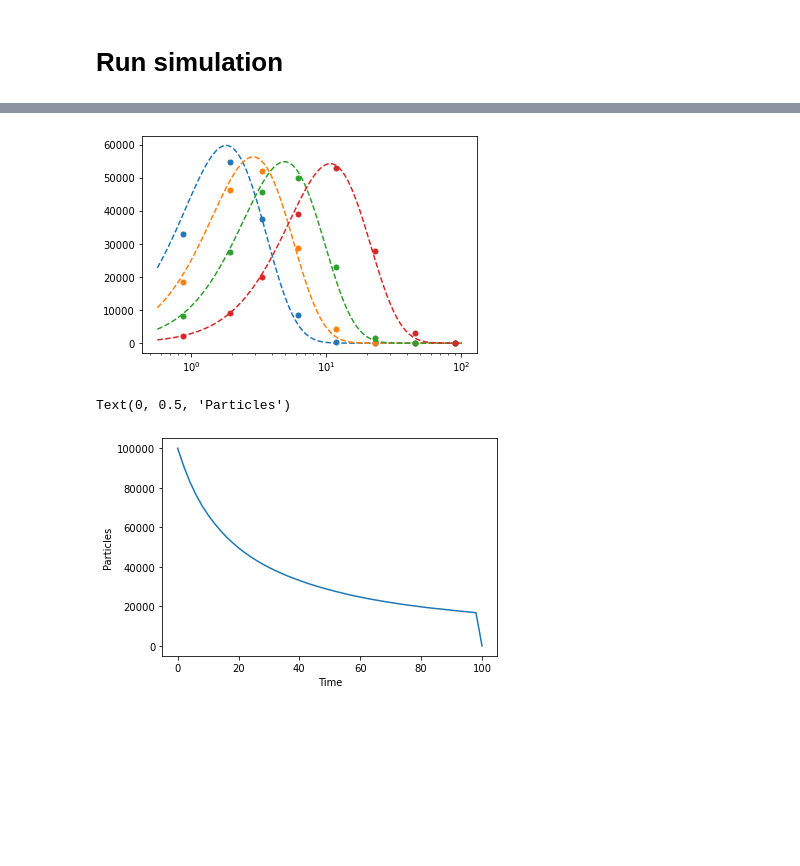
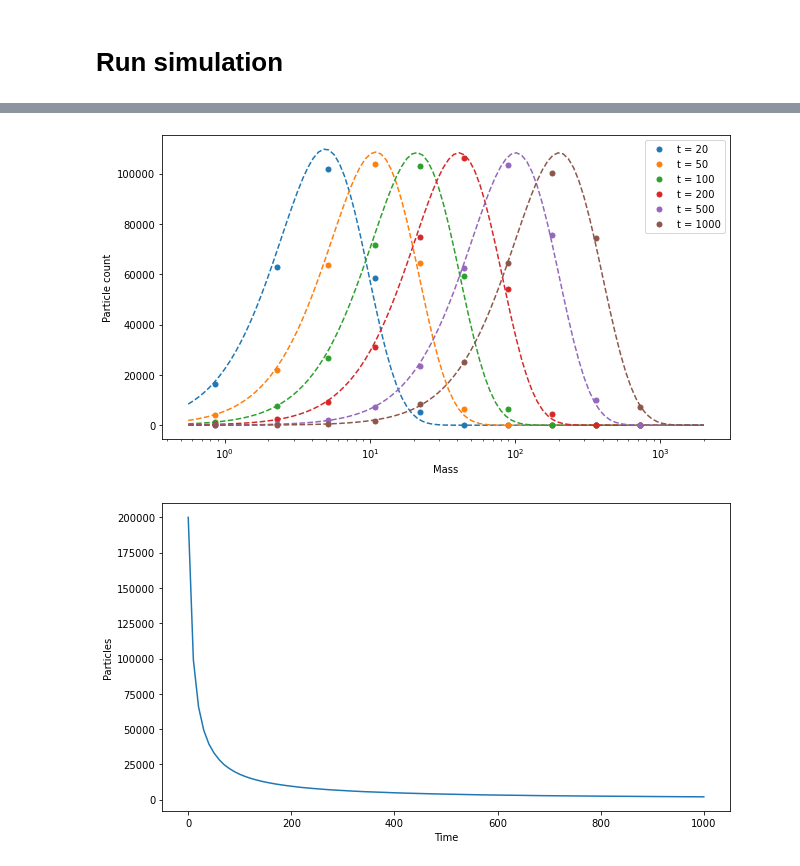
Before and after one commit to nordam/Flocculation, a Jupyter notebook: notebooks/Analytical_comparison.ipynb, the cells around one changed output, grey strips where cells are left out. Saved outputs shown, nothing was run; the diff lists cells and outputs as text; code cells hidden in the pictures; blank space fills up the shorter version.

Commit message:
Ran analytical comparison with large number of particles

```diff
--- a/notebooks/Analytical_comparison.ipynb
+++ b/notebooks/Analytical_comparison.ipynb
@@ -100,14 +101,18 @@ def experiment(M0, Tmax, dt, save_dt):
 # Run simulation
 # %%
 # Simulation time and timestep
-Tmax = 100
+Tmax = 1000
 dt = 1
 # Interval for storing results
-save_dt = 2
+save_dt = 10
 # Number of particles
-Np = 100000
+Np = 200000
 # Initial mass distribution, all particles have the same mass (m=1)
-M0 = np.ones(Np)
+m0 = 1
+M0 = m0*np.ones(Np)
 
 # Run simulation
+tic = time()
 M = experiment(M0, Tmax, dt, save_dt)
+toc = time()
+print(f'Simulation took {toc-tic:.3f} seconds')
@@ -114,43 +123,56 @@ M = experiment(M0, Tmax, dt, save_dt)
 # %%
+# Creat figure
+fig = plt.figure(figsize = (9,5))
+
 # Create some size bins for plotting histograms
 # First, find smallest and largest particle size
 M_min = np.amin(M[M>0])
 M_max = np.amax(M[M>0])
-# Then create logspaced bins (we will be plotting on log scale)
-bins = np.logspace(np.log10(M_min)-0.25, np.log10(M_max)+0.25, 10)
-
-# Hand-crafted bins
-bins = np.array([0.5, 1.5, 2.5, 4.5, 8.5, 16.5, 32.5, 64.5, 128.5])
+# Create some log-spaced bins, each bin double the size of the last
+# and make sure they match up with integer multiples of m0
+# (meaning the bin-edges should not be integers)
+factor = 2
+istop = int(np.log(M_max/m0)/np.log(factor))+1
+bins = np.array([m0*(factor**i-0.5) for i in range(istop)])
 # Find midpoints of the bins (on log scale)
 mids = np.sqrt(bins[1:]*bins[:-1])
 
 # List of masses for which to plot the analytical solution
 ms = np.logspace(np.log10(M_min)-0.25, np.log10(M_max)+0.25, 100)
 
 # Plot a few different timesteps
 Nt = M.shape[0]
-for it in [5, 10, 20, 49]:
+for it in [2, 5, 10, 20, 50, 100]:
     # Get histogram of particle counts for output timestep it
     # using masking to get only valid particles (invalid particles have M = -999)
     h, _ = np.histogram(M[it,:][M[it,:]>0], bins=bins)
     # Plot particle counts times mass squared,
     # (see Figure is Wetherill)
     # and scaled by bin width to get density
-    l, = plt.plot(mids, mids**2 * h / (bins[1:]-bins[:-1]), marker='.', lw=0, markersize=10)
+    l, = plt.plot(mids, mids**2 * h / (bins[1:]-bins[:-1]), marker='.', lw=0, markersize=10, label = f't = {it*save_dt}')
     # Plot analytical solution for the same time (output timestep times time index)
     # and plotting for a larger number of masses, to get smooth curve
     plt.plot(ms, ms**2 * nk(ms, save_dt*it, Np), '--', c = l.get_color())
 
 
 plt.xscale('log')
+plt.xlabel('Mass')
+plt.ylabel('Particle count')
+plt.legend()
+plt.tight_layout()
+plt.savefig('analytical_comparison_constant_kernel.png')
 # %% [output]
-[figure, old version]
+[figure, new version]
 # %%
+# Creat figure
+fig = plt.figure(figsize = (9,5))
+
 # Plot number of particles as a function of time
 t = np.linspace(0, Tmax, M.shape[0])
 plt.plot(t, np.sum(M>0, axis=1))
 plt.xlabel('Time')
 plt.ylabel('Particles')
+plt.tight_layout()
+plt.savefig('particle_count_constant_kernel.png')
 # %% [output]
-Text(0, 0.5, 'Particles')
-[figure, old version]
+[figure, new version]
```
Also changed, not shown: parts of 3 cells of this notebook.
